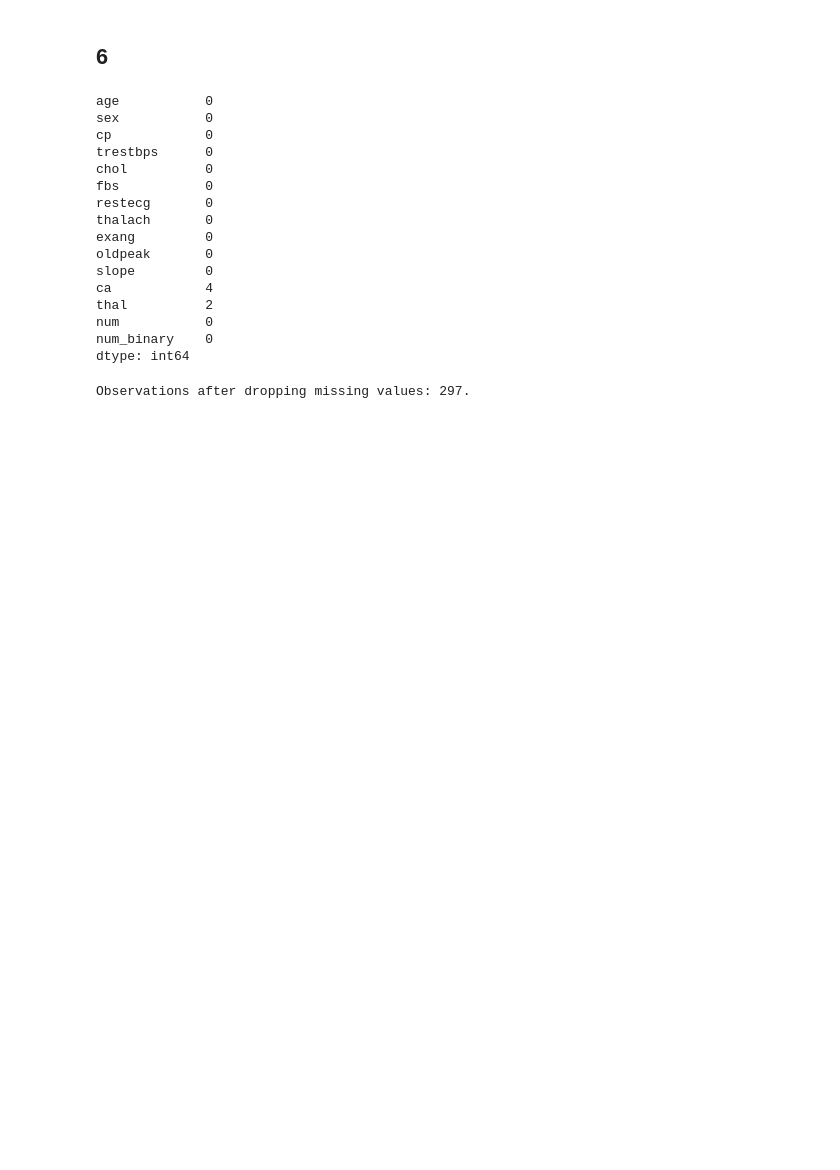
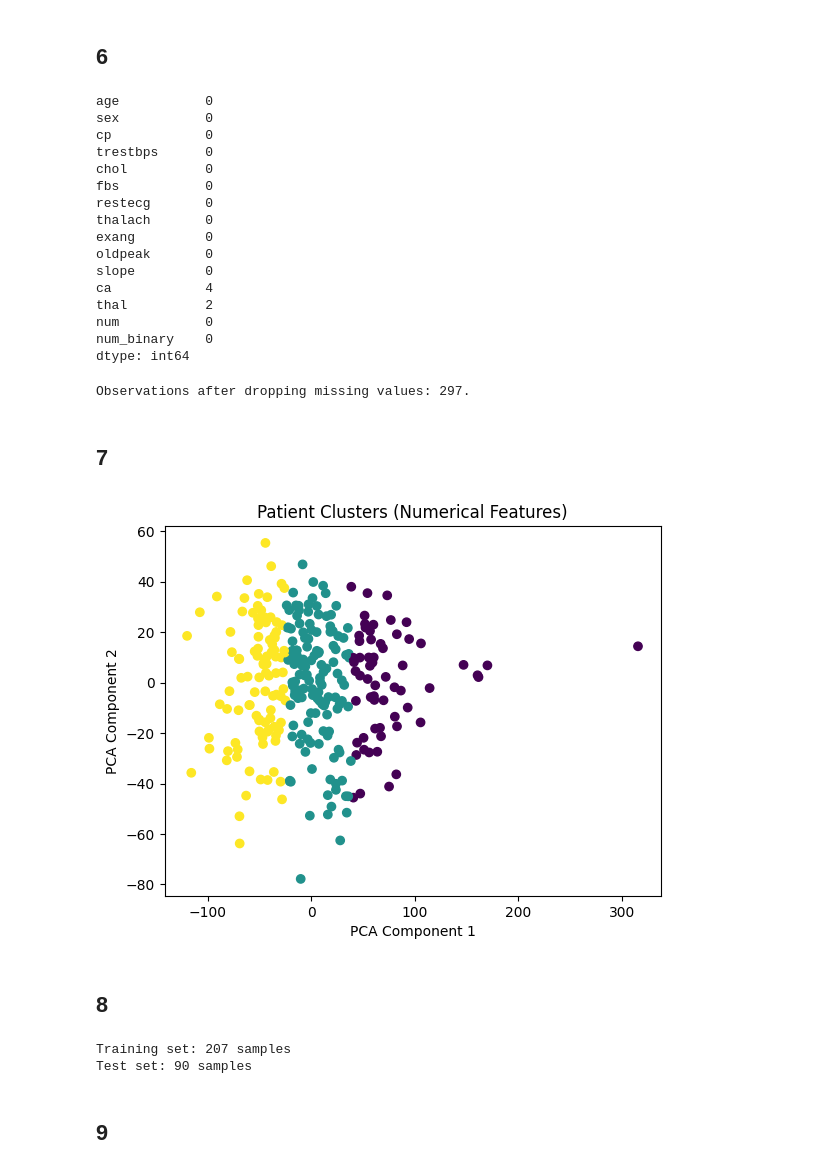
Before and after one commit to hdhdvw/A6, a Jupyter notebook: assignment6.ipynb, the cells around one changed output. Cells and saved outputs as stored; diff of their text form; code cells hidden in the pictures; blank space fills up the shorter version.

```diff
--- a/assignment6.ipynb
+++ b/assignment6.ipynb
@@ -127,3 +127,36 @@ heart_clean = heart.dropna()
 print(f"Observations after dropping missing values: {heart_clean.shape[0]}.")
 # %% [output]
 Observations after dropping missing values: 297.
+# %% [markdown]
+## 7
+# %%
+from sklearn.cluster import KMeans
+from sklearn.decomposition import PCA
+heart_clean = heart_clean.copy()
+numerical_cols = ['age', 'trestbps', 'chol', 'thalach', 'oldpeak']
+X_num = heart_clean[numerical_cols].copy()
+kmeans = KMeans(n_clusters=3, random_state=1)
+heart_clean['cluster'] = kmeans.fit_predict(X_num)
+pca = PCA(n_components=2)
+X_pca = pca.fit_transform(X_num)
+plt.scatter(X_pca[:, 0], X_pca[:, 1], c=heart_clean['cluster'], cmap='viridis')
+plt.xlabel('PCA Component 1')
+plt.ylabel('PCA Component 2')
+plt.title('Patient Clusters (Numerical Features)')
+plt.show()
+# %% [output]
+[figure, added]
+# %% [markdown]
+## 8
+# %%
+from sklearn.model_selection import train_test_split
+X = heart_clean.drop(['num', 'num_binary', 'cluster'], axis=1)
+y = heart_clean['num_binary']
+X_train, X_test, y_train, y_test = train_test_split(X, y, test_size=0.3, random_state=1)
+print(f"Training set: {X_train.shape[0]} samples")
+print(f"Test set: {X_test.shape[0]} samples")
+# %% [output]
+Training set: 207 samples
+Test set: 90 samples
+# %% [markdown]
+## 9
```
Also changed, not shown: parts of 6 cells of this notebook.
